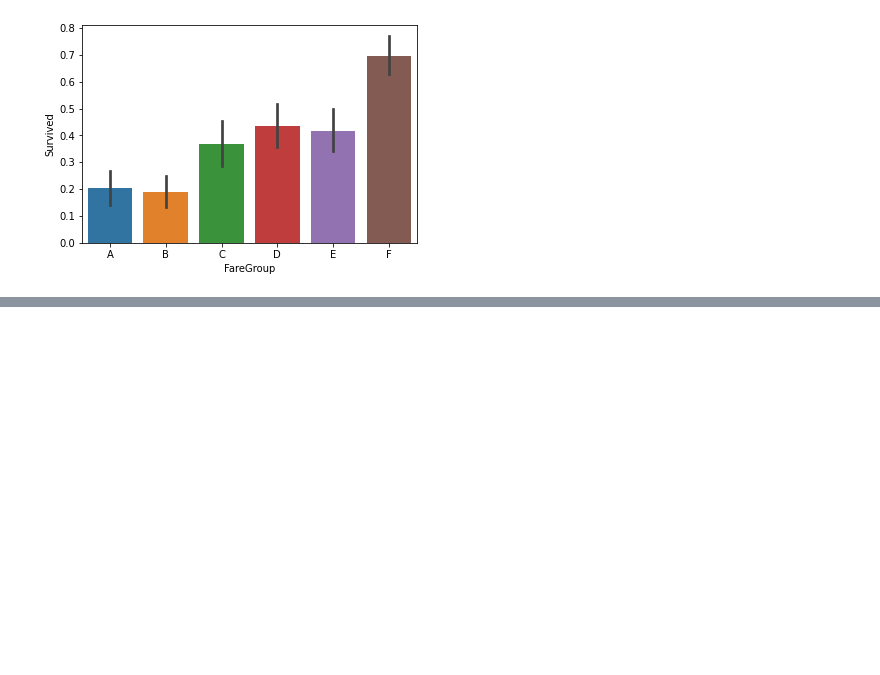
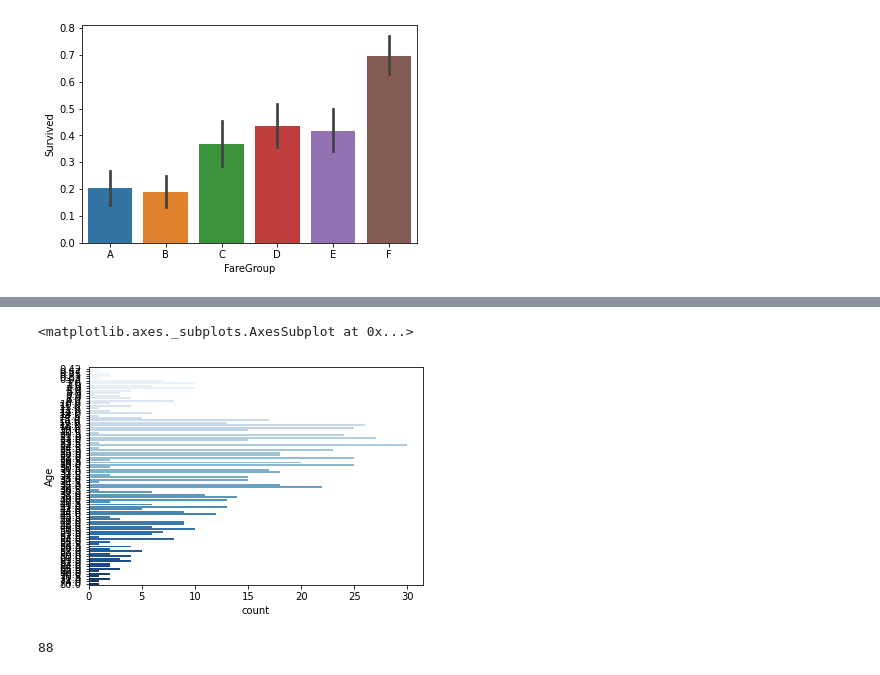
Before and after one commit to talitacardenas/The_Bridge_School_DataScience_PT, a Jupyter notebook: 02_DataAnalysis/labs/Pandas/10_Visualización_de_datos_Python_con_Matplotlib_Seaborn.ipynb, the cells around one changed output, grey strips where cells are left out. Cells and saved outputs as stored; diff of their text form; code cells hidden in the pictures; blank space fills up the shorter version.

```diff
--- a/02_DataAnalysis/labs/Pandas/10_Visualización_de_datos_Python_con_Matplotlib_Seaborn.ipynb
+++ b/02_DataAnalysis/labs/Pandas/10_Visualización_de_datos_Python_con_Matplotlib_Seaborn.ipynb
@@ -275,0 +288,10 @@ sns.barplot(x='FareGroup',y='Survived', data=titanic)
+# %%
+# representación en barra de la age y survived
+sns.countplot(y=titanic.Age, palette="Blues")
+# %% [output]
+<matplotlib.axes._subplots.AxesSubplot at 0x...>
+[figure, added]
+# %%
+titanic.Age.nunique()
+# %% [output]
+88
```
Also changed, not shown: parts of 22 cells of this notebook.
